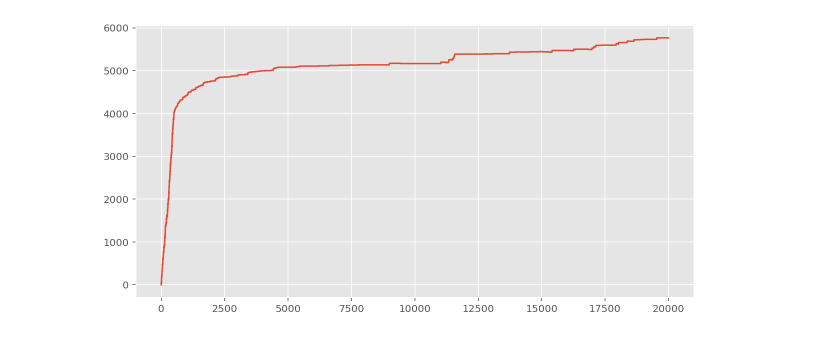
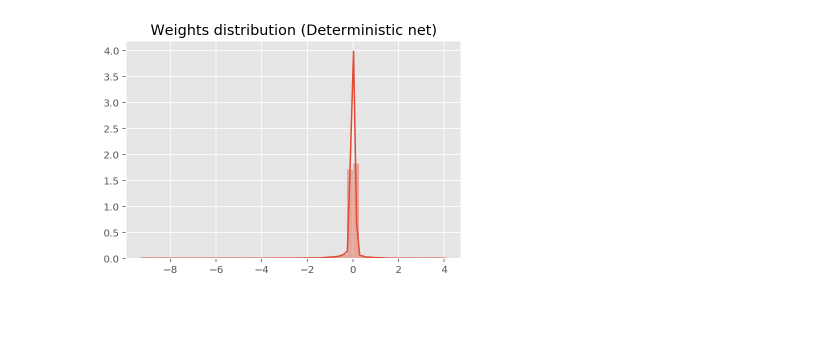
Before and after one commit to WayneDW/MVA_BayesianBackprop, a Jupyter notebook: RL.ipynb, the cells around one changed output. Cells and saved outputs as stored; diff of their text form; code cells hidden in the pictures; blank space fills up the shorter version.

```diff
--- a/RL.ipynb
+++ b/RL.ipynb
@@ -144,6 +76,6 @@ sns.distplot(net.weights_dist())
-# %%
-plt.figure(figsize=(10, 5))
-plt.plot(rl_reg.hist['regret'])
-plt.show()
-# %% [output]
-[figure, removed]
+# %%
+sns.distplot(det_net.weights_dist())
+plt.title('Weights distribution (Deterministic net)')
+plt.show()
+# %% [output]
+[figure, added]
```
Also changed, not shown: parts of 26 cells of this notebook, 10 other files.
